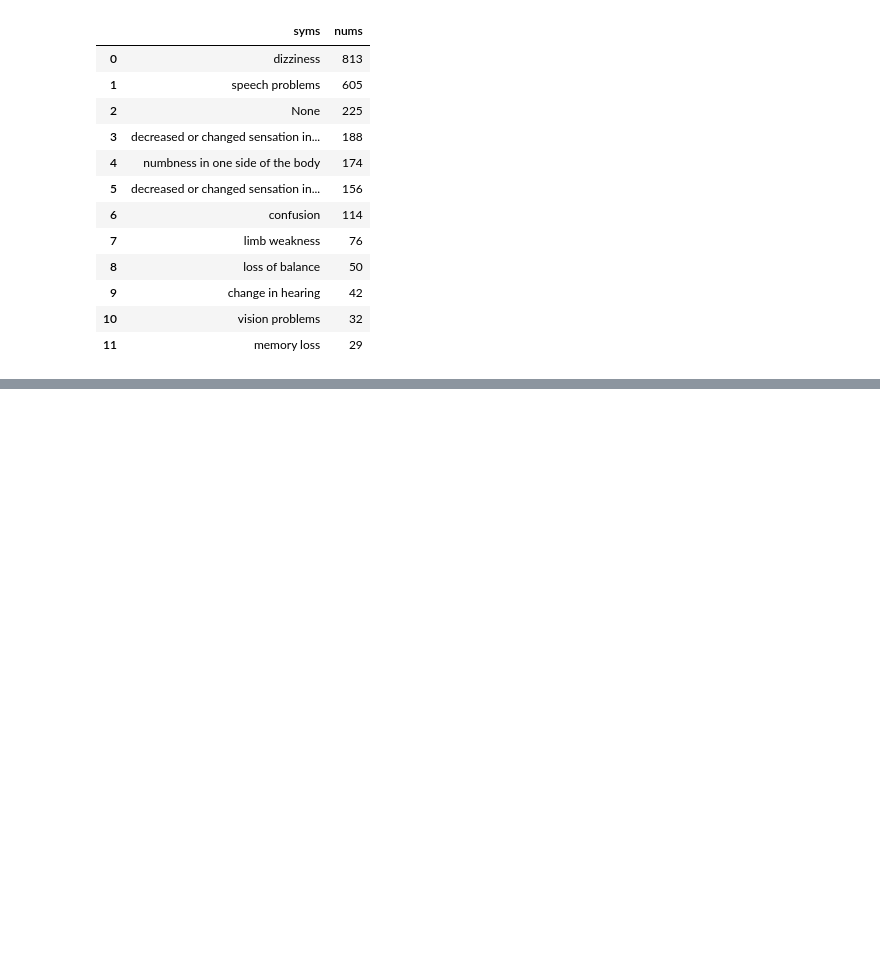
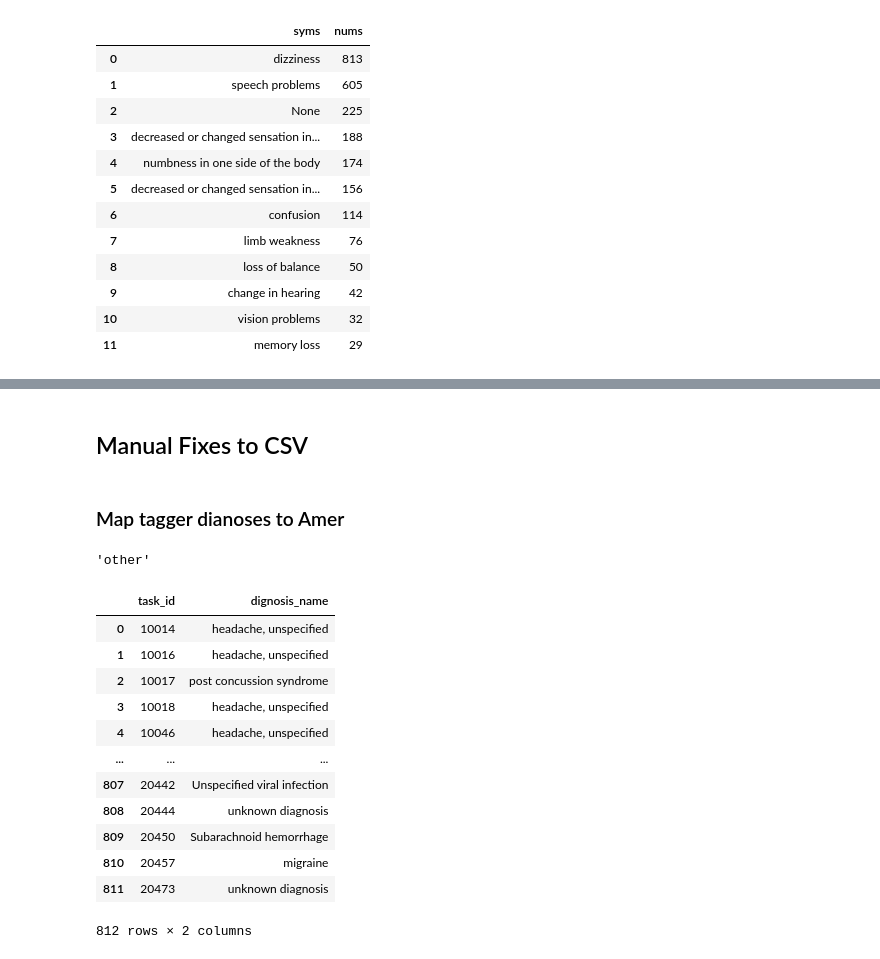
Before and after one commit to skulas/skulas, a Jupyter notebook: ml_python/Other Notebooks/DR Experiments.ipynb, the cells around one changed output, grey strips where cells are left out. Drawn from its saved outputs; the diff is of its cells as text; code cells hidden in the pictures; blank space fills up the shorter version.

```diff
--- a/ml_python/Other Notebooks/DR Experiments.ipynb
+++ b/ml_python/Other Notebooks/DR Experiments.ipynb
@@ -284,3 +284,7 @@ show(p)
 # %% [output]
 [interactive output not drawn]
 [interactive output not drawn]
+# %% [markdown]
+## Manual Fixes to CSV
+# %% [markdown]
+### Map tagger dianoses to Amer
@@ -286,0 +354,23 @@ show(p)
+# %%
+tagger_diagnosis_mapping['uveitis']
+# %% [output]
+'other'
+# %%
+import pandas as pd
+
+csv_df = pd.read_csv('~/tasks_diagnoses.csv')
+display(csv_df)
+# %% [output]
+|  | task_id | dignosis_name |
+| 0 | 10014 | headache, unspecified |
+| 1 | 10016 | headache, unspecified |
+| 2 | 10017 | post concussion syndrome |
+| 3 | 10018 | headache, unspecified |
+| 4 | 10046 | headache, unspecified |
+| ... | ... | ... |
+| 807 | 20442 | Unspecified viral infection |
+| 808 | 20444 | unknown diagnosis |
+| 809 | 20450 | Subarachnoid hemorrhage |
+| 810 | 20457 | migraine |
+| 811 | 20473 | unknown diagnosis |
+812 rows × 2 columns
```
Also changed, not shown: parts of 4 cells of this notebook.
